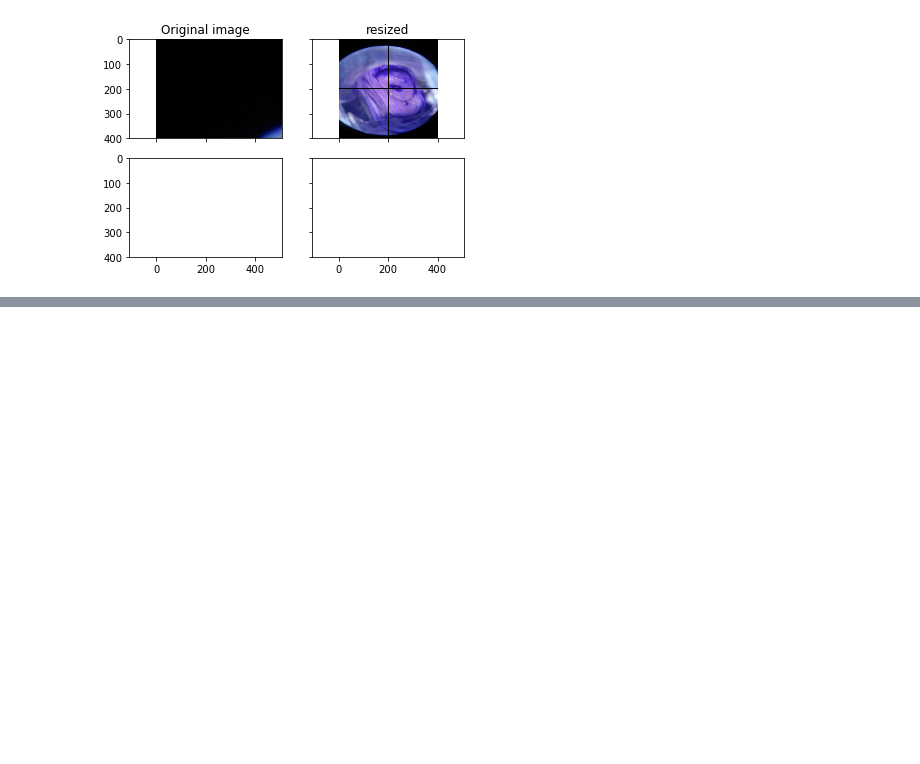
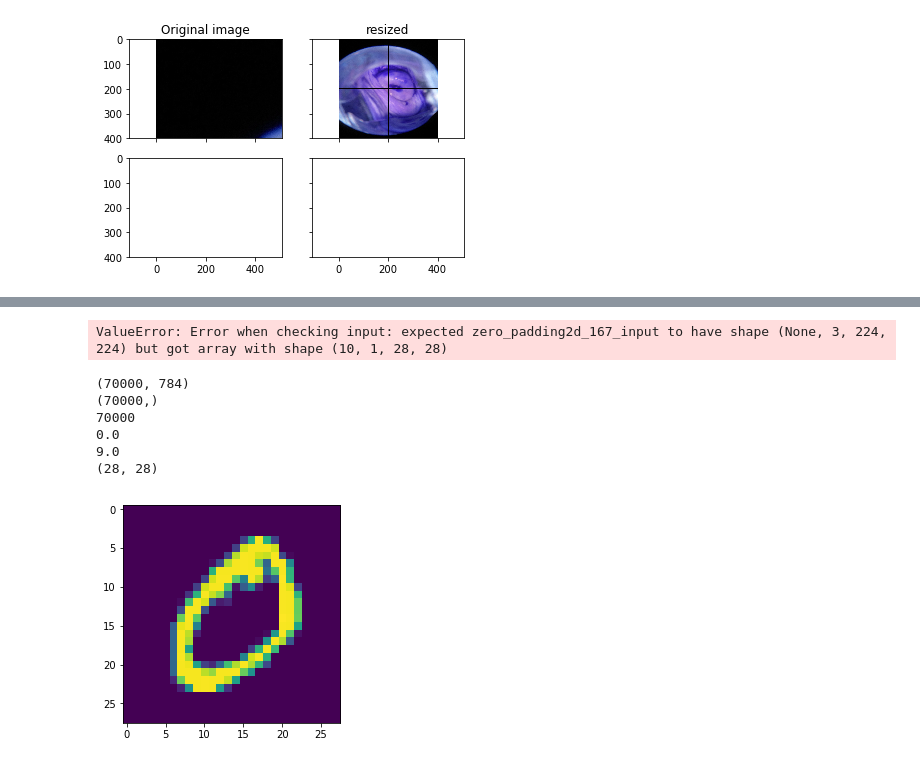
Before and after one commit to dougc333/DeepLearning, a Jupyter notebook: kaggle/kaggle.ipynb, the cells around one changed output, grey strips where cells are left out. Cells and saved outputs as stored; diff of their text form; code cells hidden in the pictures; blank space fills up the shorter version.

```diff
--- a/kaggle/kaggle.ipynb
+++ b/kaggle/kaggle.ipynb
@@ -251,0 +345,31 @@ resized: (400, 400, 3)
+# %%
+
+model.compile(loss='categorical_crossentropy', optimizer=RMSprop())
+model.fit(X_train, Y_train, batch_size=1, epochs=1,
+          verbose=1)
+# %% [output]
+ValueError: Error when checking input: expected zero_padding2d_167_input to have shape (None, 3, 224, 224) but got array with shape (10, 1, 28, 28)
+# %%
+from sklearn.datasets import fetch_mldata
+mnist = fetch_mldata('MNIST original', data_home=os.getcwd())
+# %%
+print(mnist.data.shape)
+print(mnist.target.shape)
+imgs=[]
+for x in (mnist.data):
+    imgs.append(x.reshape(28,28))
+#imgs = mnist.data.reshape(28,28)
+plt.imshow(mnist.data[0].reshape(28,28))
+
+print (len(imgs))
+print (mnist.target[0]) #labels should be between 0-9
+print (np.ptp(mnist.target,axis=0))
+print (imgs[0].shape)
+# %% [output]
+(70000, 784)
+(70000,)
+70000
+0.0
+9.0
+(28, 28)
+[figure, added]
```
Also changed, not shown: parts of 12 cells of this notebook, 5 other files.
